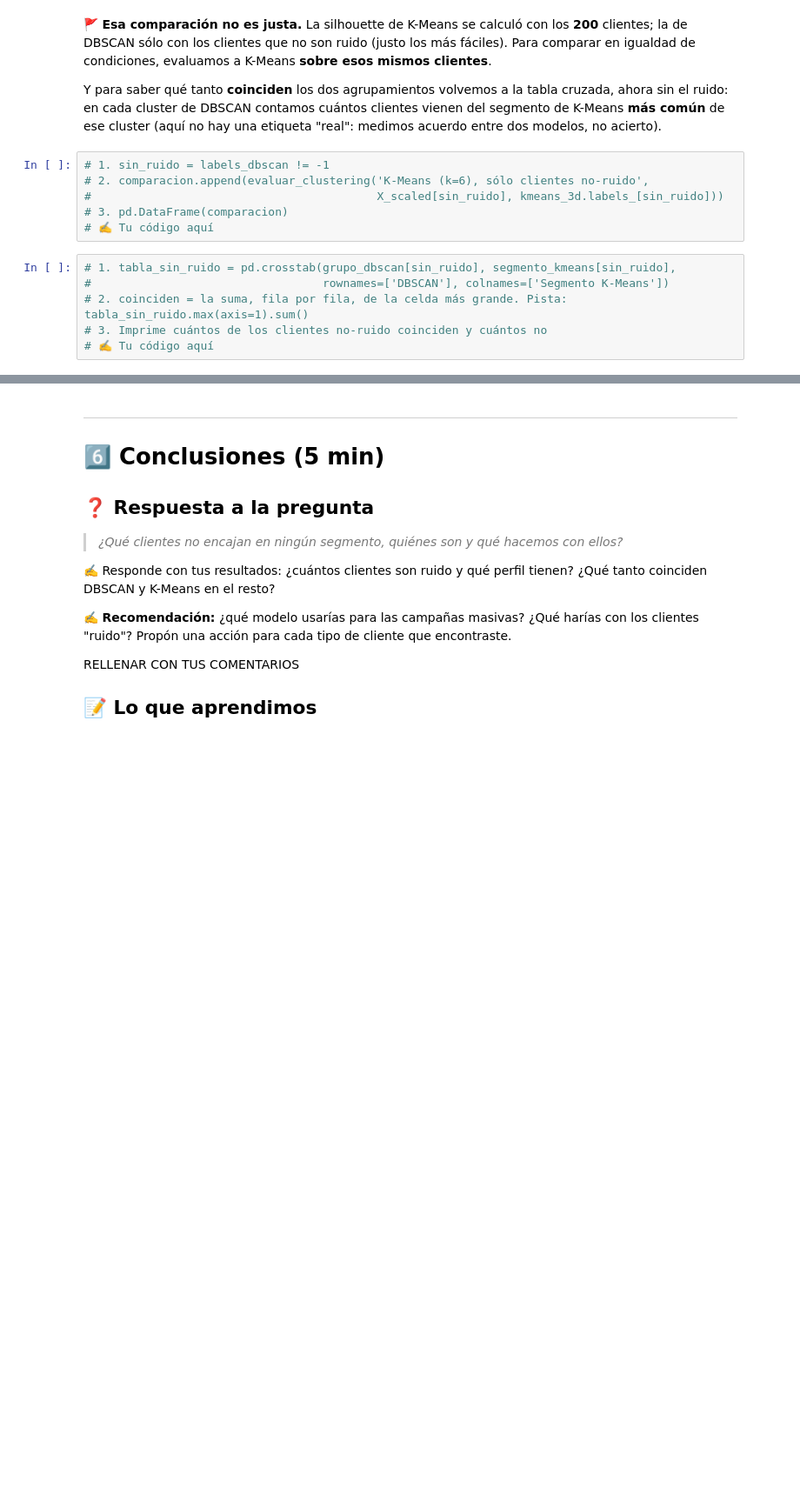
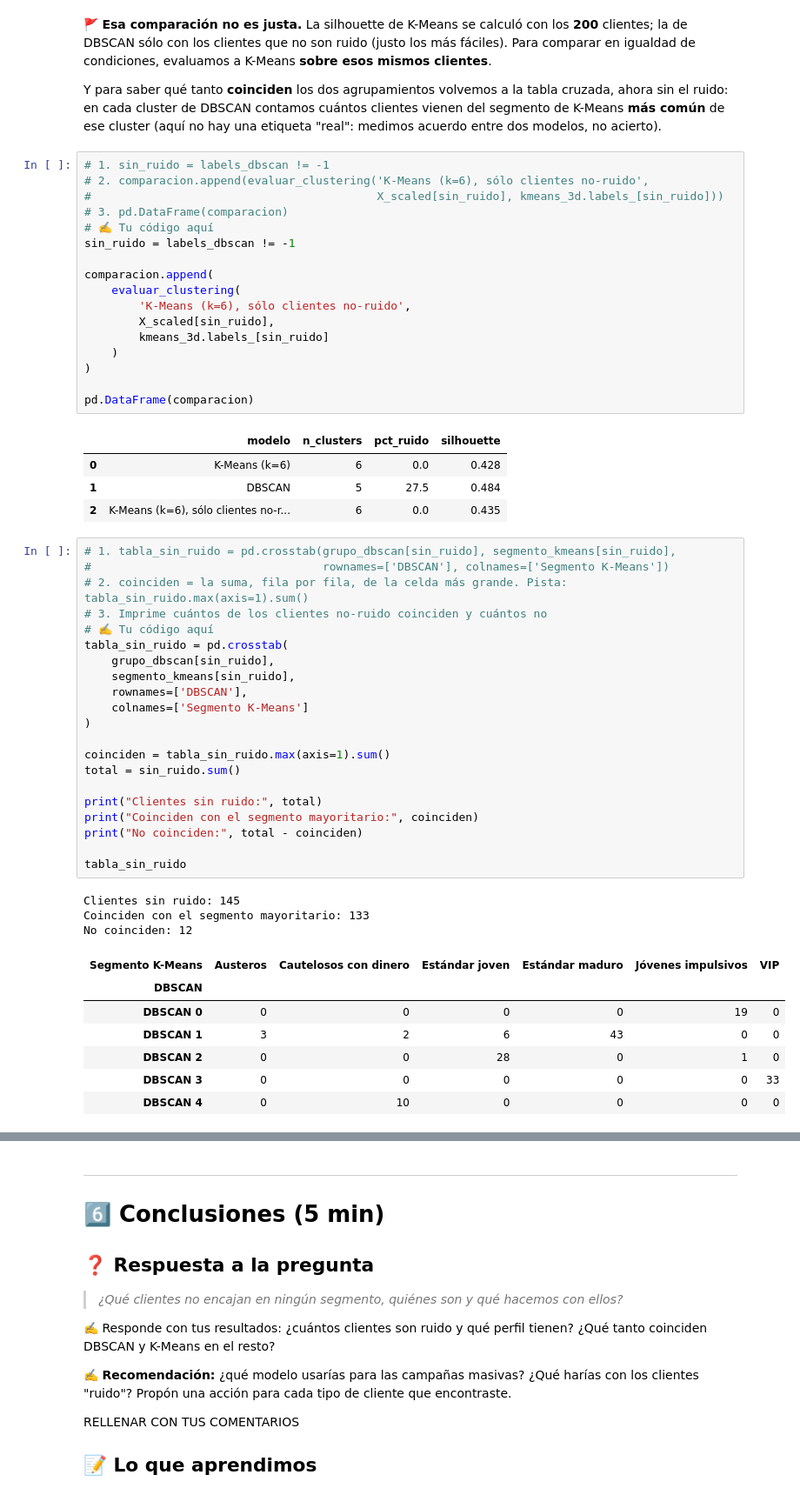
Before and after one commit to samanthalaborde-ux/aprendizaje-no-supervisado-student, a Jupyter notebook: 02-dbscan/caso_mall.ipynb, the cells around one changed output, grey strips where cells are left out. Shown at 87% size. Cells and saved outputs as stored; diff of their text form; blank space fills up the shorter version.

```diff
--- a/02-dbscan/caso_mall.ipynb
+++ b/02-dbscan/caso_mall.ipynb
@@ -736,12 +798,54 @@ Y para saber qué tanto **coinciden** los dos agrupamientos volvemos a la tabla
 #                                          X_scaled[sin_ruido], kmeans_3d.labels_[sin_ruido]))
 # 3. pd.DataFrame(comparacion)
 # ✍️ Tu código aquí
+sin_ruido = labels_dbscan != -1
+
+comparacion.append(
+    evaluar_clustering(
+        'K-Means (k=6), sólo clientes no-ruido',
+        X_scaled[sin_ruido],
+        kmeans_3d.labels_[sin_ruido]
+    )
+)
+
+pd.DataFrame(comparacion)
+# %% [output]
+|  | modelo | n_clusters | pct_ruido | silhouette |
+| 0 | K-Means (k=6) | 6 | 0.0 | 0.428 |
+| 1 | DBSCAN | 5 | 27.5 | 0.484 |
+| 2 | K-Means (k=6), sólo clientes no-r... | 6 | 0.0 | 0.435 |
 # %%
 # 1. tabla_sin_ruido = pd.crosstab(grupo_dbscan[sin_ruido], segmento_kmeans[sin_ruido],
 #                                  rownames=['DBSCAN'], colnames=['Segmento K-Means'])
 # 2. coinciden = la suma, fila por fila, de la celda más grande. Pista: tabla_sin_ruido.max(axis=1).sum()
 # 3. Imprime cuántos de los clientes no-ruido coinciden y cuántos no
 # ✍️ Tu código aquí
+tabla_sin_ruido = pd.crosstab(
+    grupo_dbscan[sin_ruido],
+    segmento_kmeans[sin_ruido],
+    rownames=['DBSCAN'],
+    colnames=['Segmento K-Means']
+)
+
+coinciden = tabla_sin_ruido.max(axis=1).sum()
+total = sin_ruido.sum()
+
+print("Clientes sin ruido:", total)
+print("Coinciden con el segmento mayoritario:", coinciden)
+print("No coinciden:", total - coinciden)
+
+tabla_sin_ruido
+# %% [output]
+Clientes sin ruido: 145
+Coinciden con el segmento mayoritario: 133
+No coinciden: 12
+| Segmento K-Means | Austeros | Cautelosos con dinero | Estándar joven | Estándar maduro | Jóvenes impulsivos | VIP |
+| DBSCAN |  |  |  |  |  |  |
+| DBSCAN 0 | 0 | 0 | 0 | 0 | 19 | 0 |
+| DBSCAN 1 | 3 | 2 | 6 | 43 | 0 | 0 |
+| DBSCAN 2 | 0 | 0 | 28 | 0 | 1 | 0 |
+| DBSCAN 3 | 0 | 0 | 0 | 0 | 0 | 33 |
+| DBSCAN 4 | 0 | 10 | 0 | 0 | 0 | 0 |
 # %% [markdown]
 ✍️ **¿Qué observas?**
 - ¿Cambió la conclusión al comparar la silhouette sobre los mismos clientes?
```
Also changed, not shown: parts of 6 cells of this notebook, 5 other files.
